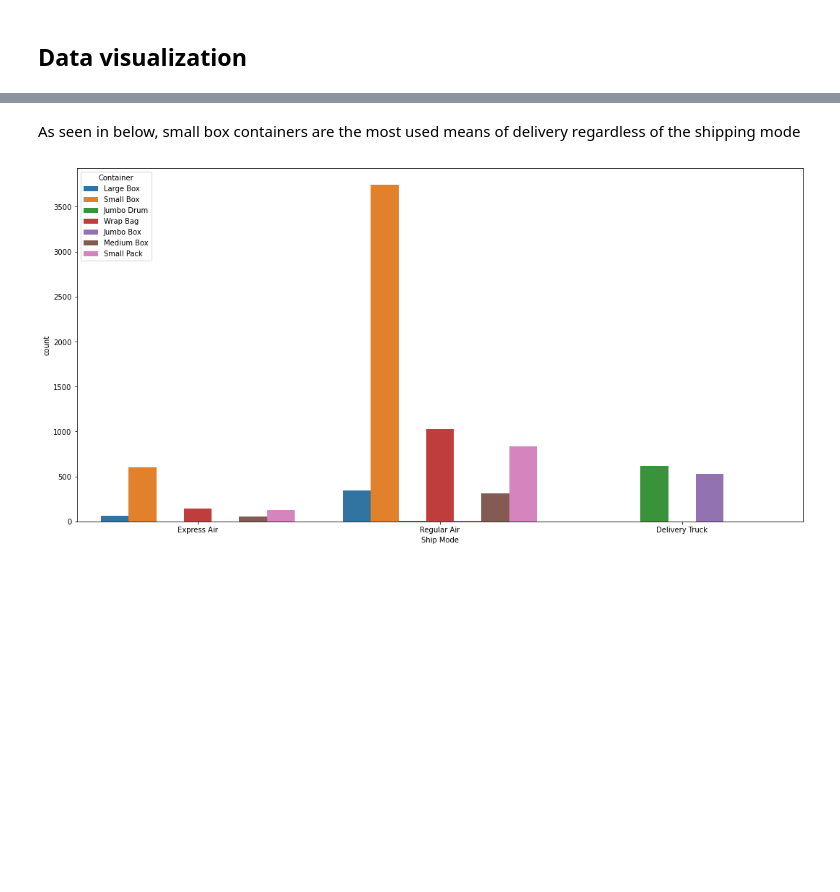
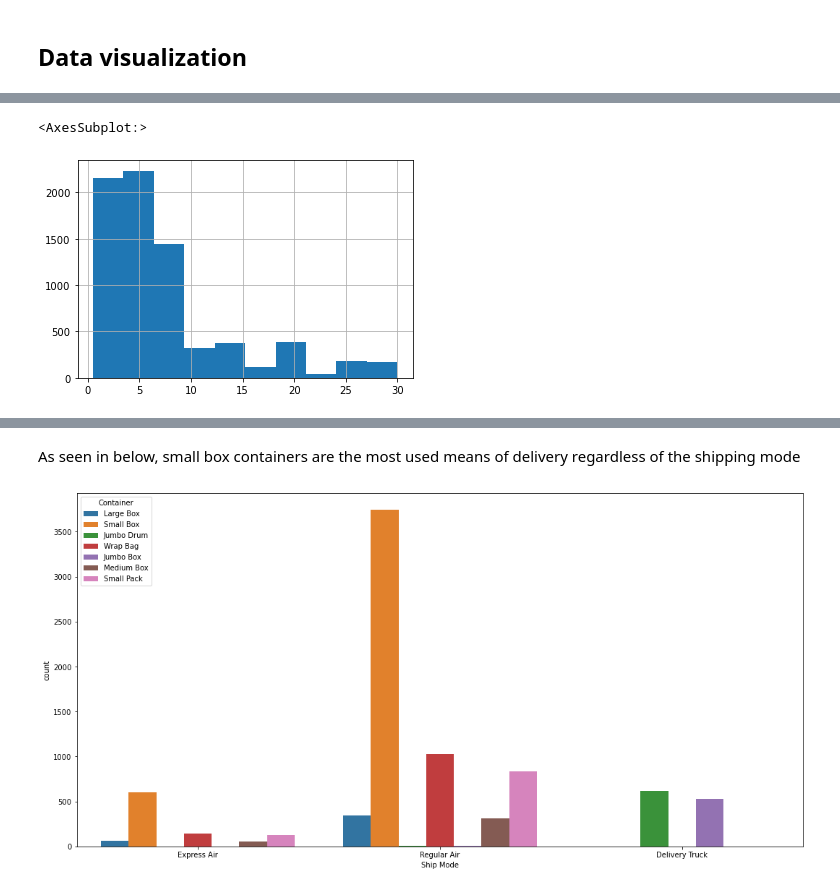
Before and after one commit to Phoenix-D11/shipping_prj, a Jupyter notebook: Sales.ipynb, the cells around one changed output, grey strips where cells are left out. Saved outputs shown, nothing was run; the diff lists cells and outputs as text; code cells hidden in the pictures; blank space fills up the shorter version.

```diff
--- a/Sales.ipynb
+++ b/Sales.ipynb
@@ -145 +96,14 @@ plt.show()
+# %%
+# Checking the distribution of the shipping amout column without using log distribution
+Q3 = np.quantile(df['Shipping Amount'], 0.75)
+Q1 = np.quantile(df['Shipping Amount'], 0.25)
+IQR = Q3 - Q1
+
+upper_range = Q3 + 1.5 * IQR
+
+out_rmv = df[df['Shipping Amount'] < upper_range]
+out_rmv['Shipping Amount'].hist()
+# %% [output]
+<AxesSubplot:>
+[figure, added]
 # %%
```
Also changed, not shown: parts of 79 cells of this notebook, 2 other files.
